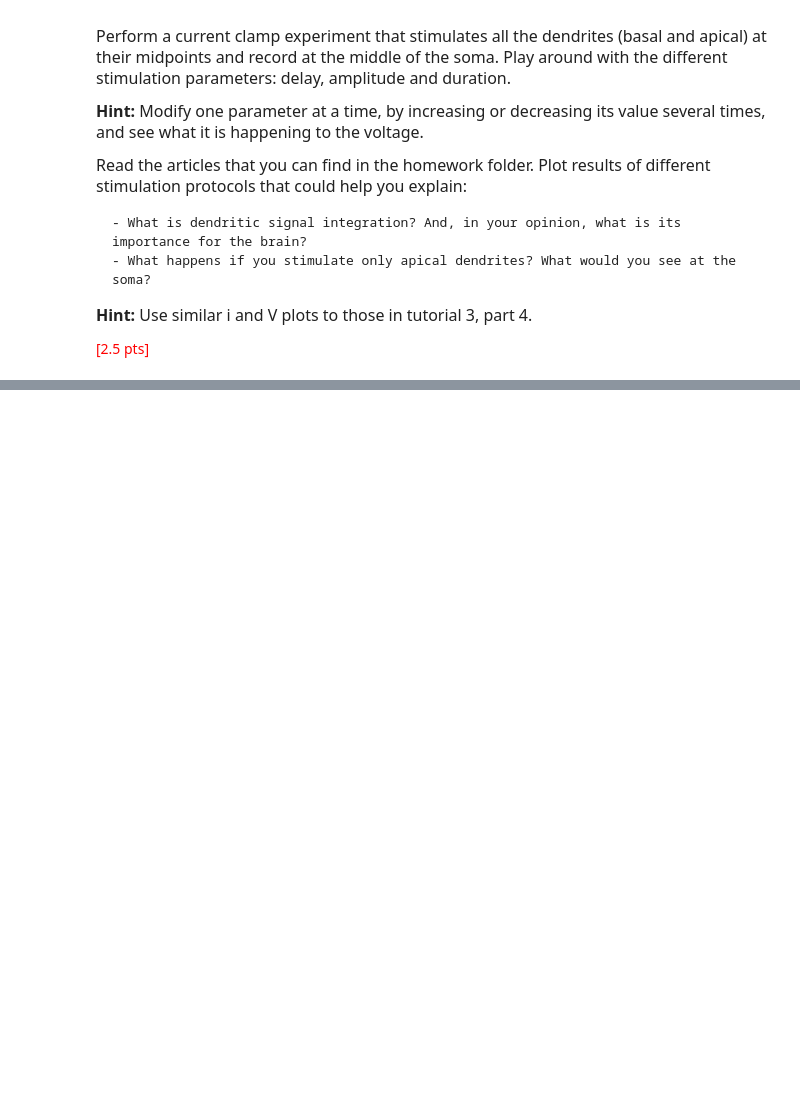
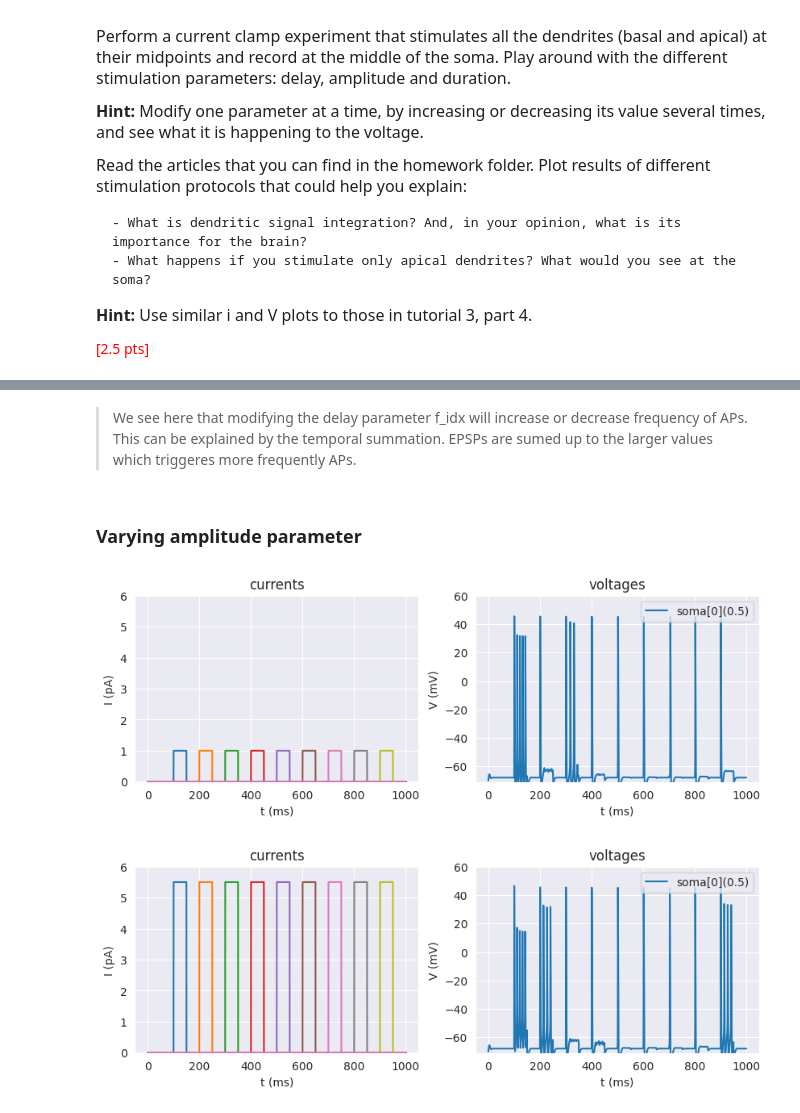
Before and after one commit to ejayromero/biophysics-NX-450, a Jupyter notebook: Week_5/Week5_HomeWork.ipynb, the cells around one changed output, grey strips where cells are left out. Cells and saved outputs as stored; diff of their text form; code cells hidden in the pictures; blank space fills up the shorter version.

```diff
--- a/Week_5/Week5_HomeWork.ipynb
+++ b/Week_5/Week5_HomeWork.ipynb
@@ -55,0 +312,10 @@ __IMPORTANT:__<font size = "3"> Exercises in <font color='red'>red</font> are ma
+# %% [markdown]
+> We see here that modifying the delay parameter f_idx will increase or decrease frequency of APs. This can be explained by the temporal summation. EPSPs are sumed up to the larger values which triggeres more frequently APs.
+# %% [markdown]
+### Varying amplitude parameter
+# %%
+plot_dendrites_signal(amp = 1)
+plot_dendrites_signal(amp = 5.5)
+# %% [output]
+[figure, added]
+[figure, added]
```
Also changed, not shown: parts of 21 cells of this notebook.
